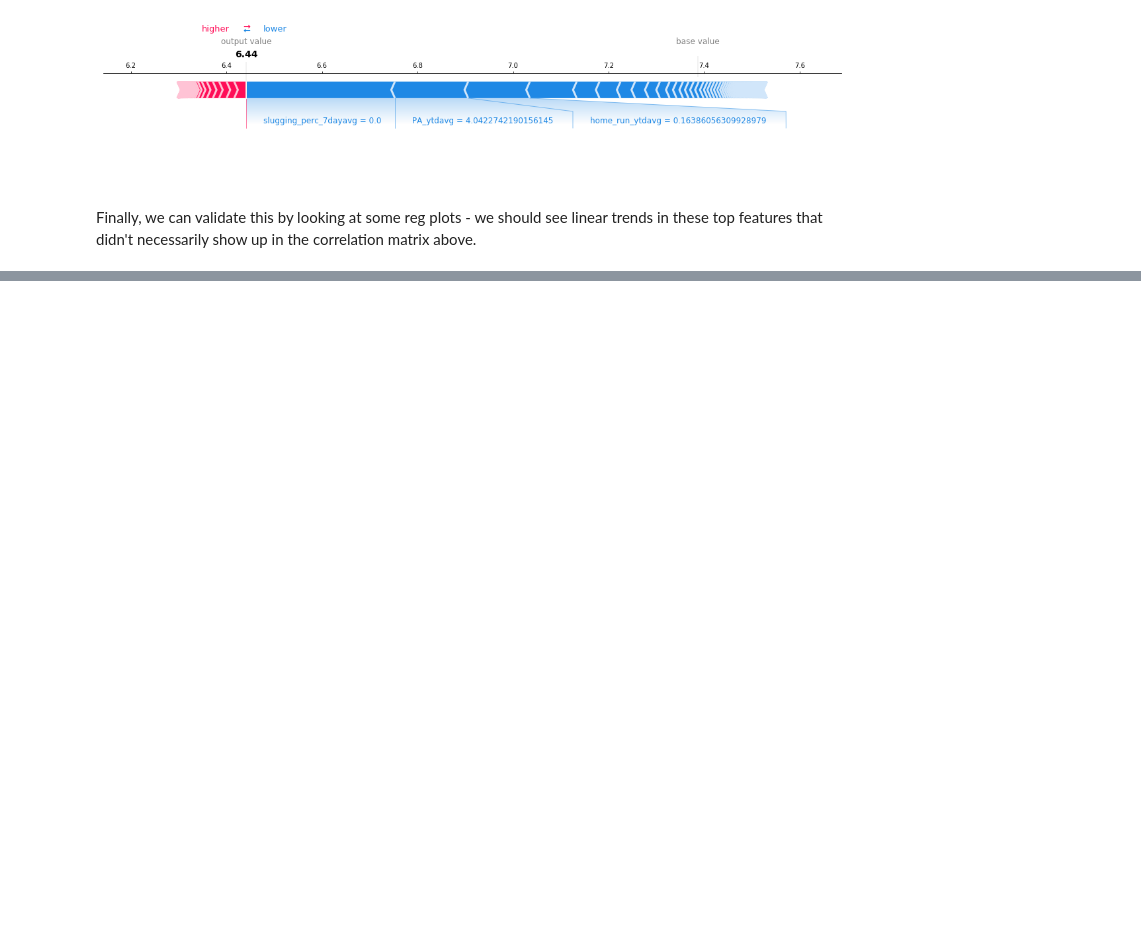
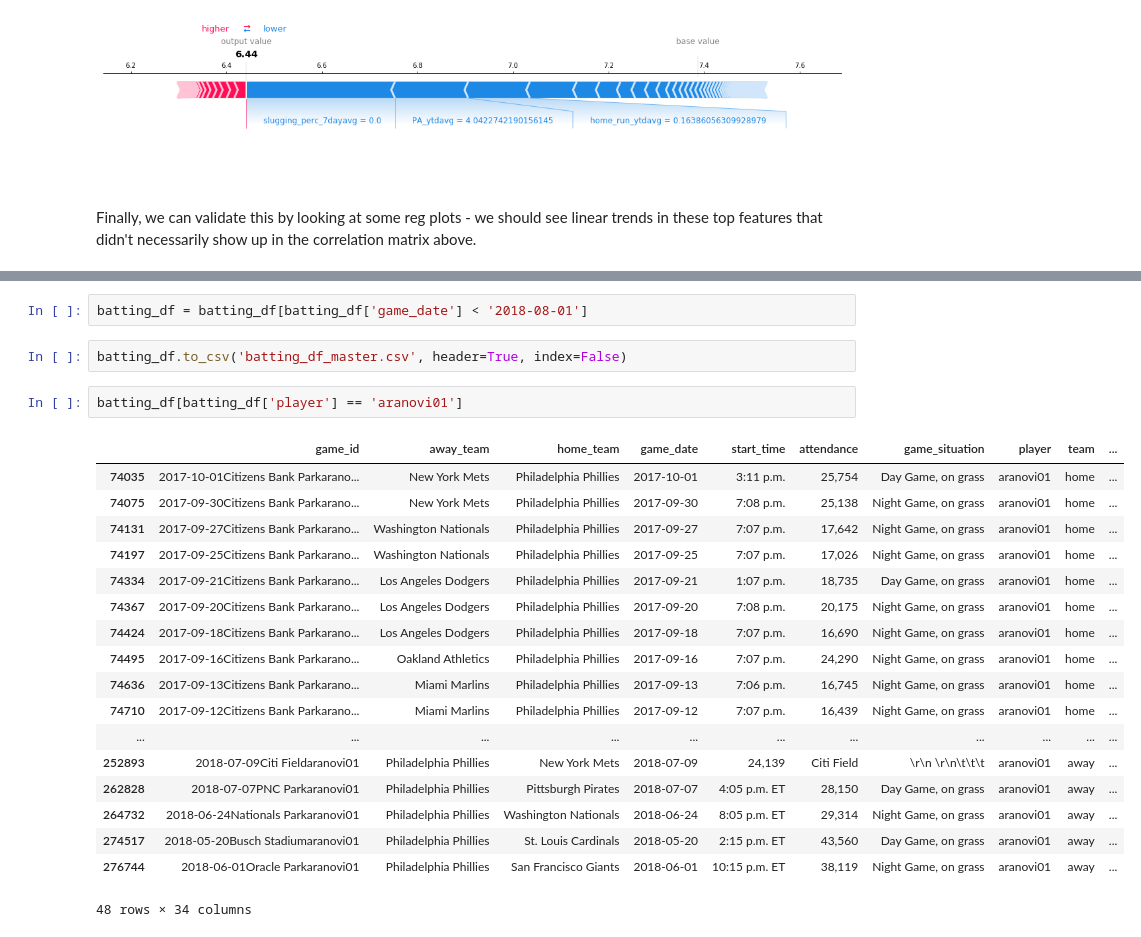
Before and after one commit to cdemundo/Baseball, a Jupyter notebook: EDA_Features_Batting.ipynb, the cells around one changed output, grey strips where cells are left out. Cells and saved outputs as stored; diff of their text form; blank space fills up the shorter version.

```diff
--- a/EDA_Features_Batting.ipynb
+++ b/EDA_Features_Batting.ipynb
@@ -132,0 +326,25 @@ for i, col in enumerate(top_shap_b.columns):
+# %%
+batting_df = batting_df[batting_df['game_date'] < '2018-08-01']
+# %%
+batting_df.to_csv('batting_df_master.csv', header=True, index=False)
+# %%
+batting_df[batting_df['player'] == 'aranovi01']
+# %% [output]
+|  | game_id | away_team | home_team | game_date | start_time | attendance | game_situation | player | team | ... |
+| 74035 | 2017-10-01Citizens Bank Parkarano... | New York Mets | Philadelphia Phillies | 2017-10-01 | 3:11 p.m. | 25,754 | Day Game, on grass | aranovi01 | home | ... |
+| 74075 | 2017-09-30Citizens Bank Parkarano... | New York Mets | Philadelphia Phillies | 2017-09-30 | 7:08 p.m. | 25,138 | Night Game, on grass | aranovi01 | home | ... |
+| 74131 | 2017-09-27Citizens Bank Parkarano... | Washington Nationals | Philadelphia Phillies | 2017-09-27 | 7:07 p.m. | 17,642 | Night Game, on grass | aranovi01 | home | ... |
+| 74197 | 2017-09-25Citizens Bank Parkarano... | Washington Nationals | Philadelphia Phillies | 2017-09-25 | 7:07 p.m. | 17,026 | Night Game, on grass | aranovi01 | home | ... |
+| 74334 | 2017-09-21Citizens Bank Parkarano... | Los Angeles Dodgers | Philadelphia Phillies | 2017-09-21 | 1:07 p.m. | 18,735 | Day Game, on grass | aranovi01 | home | ... |
+| 74367 | 2017-09-20Citizens Bank Parkarano... | Los Angeles Dodgers | Philadelphia Phillies | 2017-09-20 | 7:08 p.m. | 20,175 | Night Game, on grass | aranovi01 | home | ... |
+| 74424 | 2017-09-18Citizens Bank Parkarano... | Los Angeles Dodgers | Philadelphia Phillies | 2017-09-18 | 7:07 p.m. | 16,690 | Night Game, on grass | aranovi01 | home | ... |
+| 74495 | 2017-09-16Citizens Bank Parkarano... | Oakland Athletics | Philadelphia Phillies | 2017-09-16 | 7:07 p.m. | 24,290 | Night Game, on grass | aranovi01 | home | ... |
+| 74636 | 2017-09-13Citizens Bank Parkarano... | Miami Marlins | Philadelphia Phillies | 2017-09-13 | 7:06 p.m. | 16,745 | Night Game, on grass | aranovi01 | home | ... |
+| 74710 | 2017-09-12Citizens Bank Parkarano... | Miami Marlins | Philadelphia Phillies | 2017-09-12 | 7:07 p.m. | 16,439 | Night Game, on grass | aranovi01 | home | ... |
+| ... | ... | ... | ... | ... | ... | ... | ... | ... | ... | ... |
+| 252893 | 2018-07-09Citi Fieldaranovi01 | Philadelphia Phillies | New York Mets | 2018-07-09 | 24,139 | Citi Field | \r\n \r\n\t\t\t | aranovi01 | away | ... |
+| 262828 | 2018-07-07PNC Parkaranovi01 | Philadelphia Phillies | Pittsburgh Pirates | 2018-07-07 | 4:05 p.m. ET | 28,150 | Day Game, on grass | aranovi01 | away | ... |
+| 264732 | 2018-06-24Nationals Parkaranovi01 | Philadelphia Phillies | Washington Nationals | 2018-06-24 | 8:05 p.m. ET | 29,314 | Night Game, on grass | aranovi01 | away | ... |
+| 274517 | 2018-05-20Busch Stadiumaranovi01 | Philadelphia Phillies | St. Louis Cardinals | 2018-05-20 | 2:15 p.m. ET | 43,560 | Day Game, on grass | aranovi01 | away | ... |
+| 276744 | 2018-06-01Oracle Parkaranovi01 | Philadelphia Phillies | San Francisco Giants | 2018-06-01 | 10:15 p.m. ET | 38,119 | Night Game, on grass | aranovi01 | away | ... |
+48 rows × 34 columns
```
Also changed, not shown: parts of 51 cells of this notebook, 3 other files.
